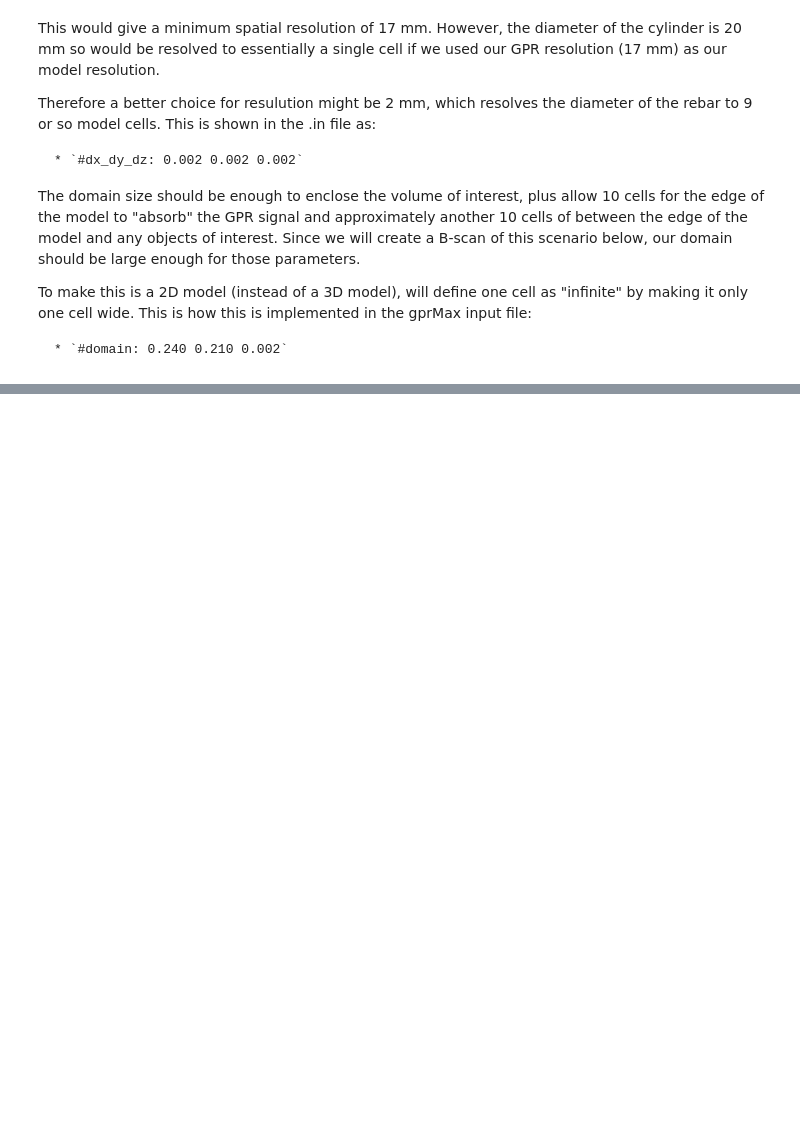
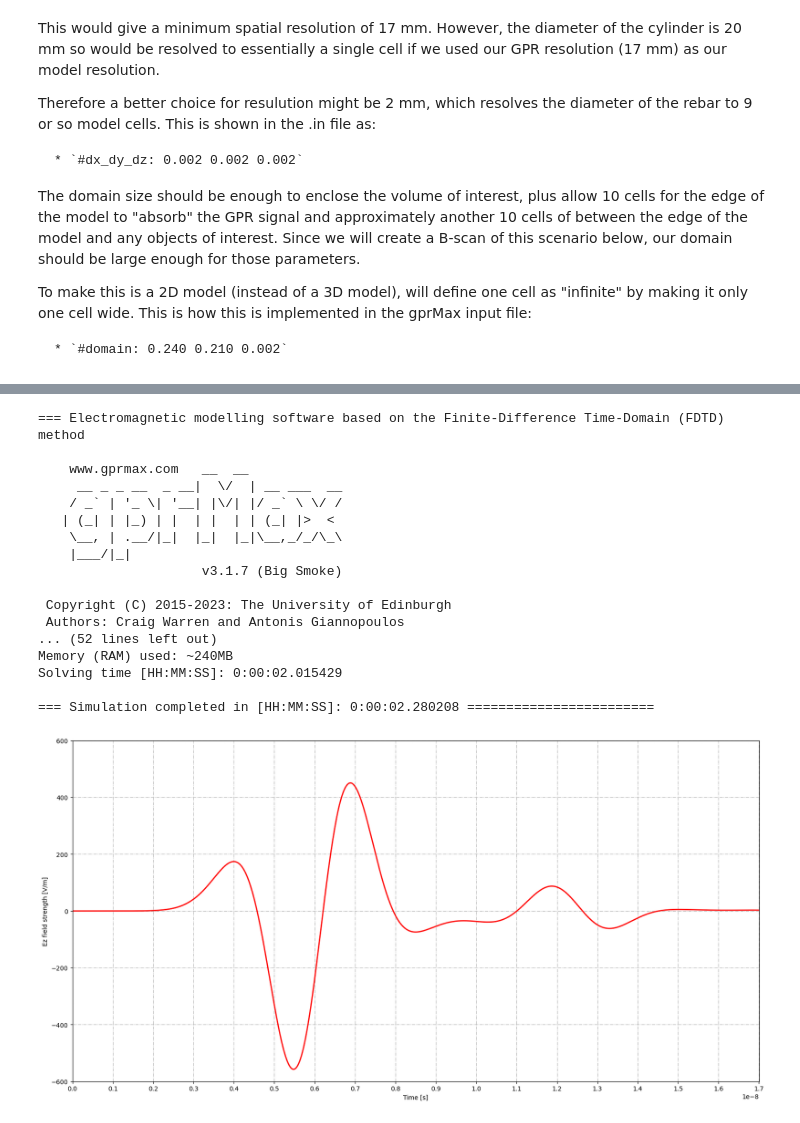
Before and after one commit to RJbalikian/GEOL451, a Jupyter notebook: GPR/SyntheticGPR/GEOL451_GPRMaxFiles/GEOL451_Ascan_250MHz_2D.ipynb, the cells around one changed output, grey strips where cells are left out. Cells and saved outputs as stored; diff of their text form; code cells hidden in the pictures; blank space fills up the shorter version.

```diff
--- a/GPR/SyntheticGPR/GEOL451_GPRMaxFiles/GEOL451_Ascan_250MHz_2D.ipynb
+++ b/GPR/SyntheticGPR/GEOL451_GPRMaxFiles/GEOL451_Ascan_250MHz_2D.ipynb
@@ -278,0 +292,45 @@ print(calc_dist, expect_distance)
+# %%
+
+# Import necessary packages/modules for running the model
+from gprMax.gprMax import api
+
+# Run the model
+parameter_filepath = r"/workspaces/GEOL451/GPR/SyntheticGPR/GPRMax/GEOL451_Ascan_2D.in"
+api(parameter_filepath, n=1, geometry_only=False)
+
+
+# Import necessary packages/modules for plotting/visualization
+%matplotlib inline
+from gprMax.receivers import Rx
+from tools.plot_Ascan import mpl_plot
+import matplotlib.pyplot as plt
+
+# Show the results
+outputFilepath = r"/workspaces/GEOL451/GPR/SyntheticGPR/GPRMax/GEOL451_Ascan_2D.out"
+outputs = Rx.defaultoutputs
+#outputs = ['Ez']
+plt.close()
+plt = mpl_plot(outputFilepath, ["Ez"], fft=False)
+plt.ylim([-600,600])
+import numpy as np
+plt.xticks(np.linspace(0, 1.7e-8, 18))
+plt.show()
+# %% [output]
+=== Electromagnetic modelling software based on the Finite-Difference Time-Domain (FDTD) method
+
+    www.gprmax.com   __  __
+     __ _ _ __  _ __|  \/  | __ ___  __
+    / _` | '_ \| '__| |\/| |/ _` \ \/ /
+   | (_| | |_) | |  | |  | | (_| |>  <
+    \__, | .__/|_|  |_|  |_|\__,_/_/\_\
+    |___/|_|
+                     v3.1.7 (Big Smoke)
+
+ Copyright (C) 2015-2023: The University of Edinburgh
+ Authors: Craig Warren and Antonis Giannopoulos
+... (52 lines left out)
+Memory (RAM) used: ~240MB
+Solving time [HH:MM:SS]: 0:00:02.015429
+
+=== Simulation completed in [HH:MM:SS]: 0:00:02.280208 ========================
+[figure, added]
```
Also changed, not shown: parts of 48 cells of this notebook, 2 other files.
